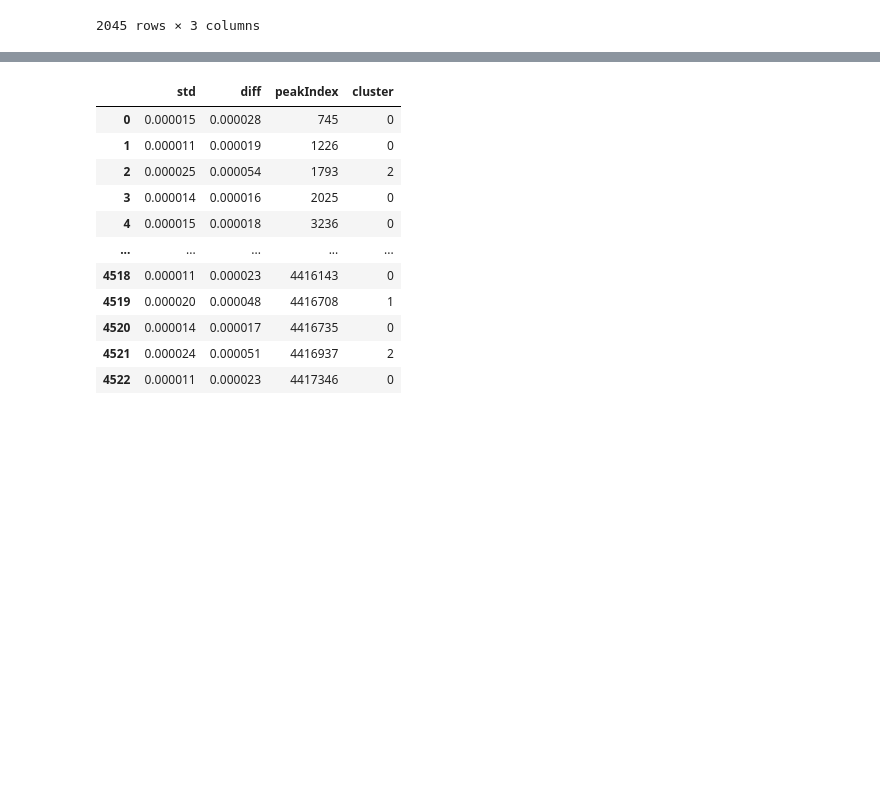
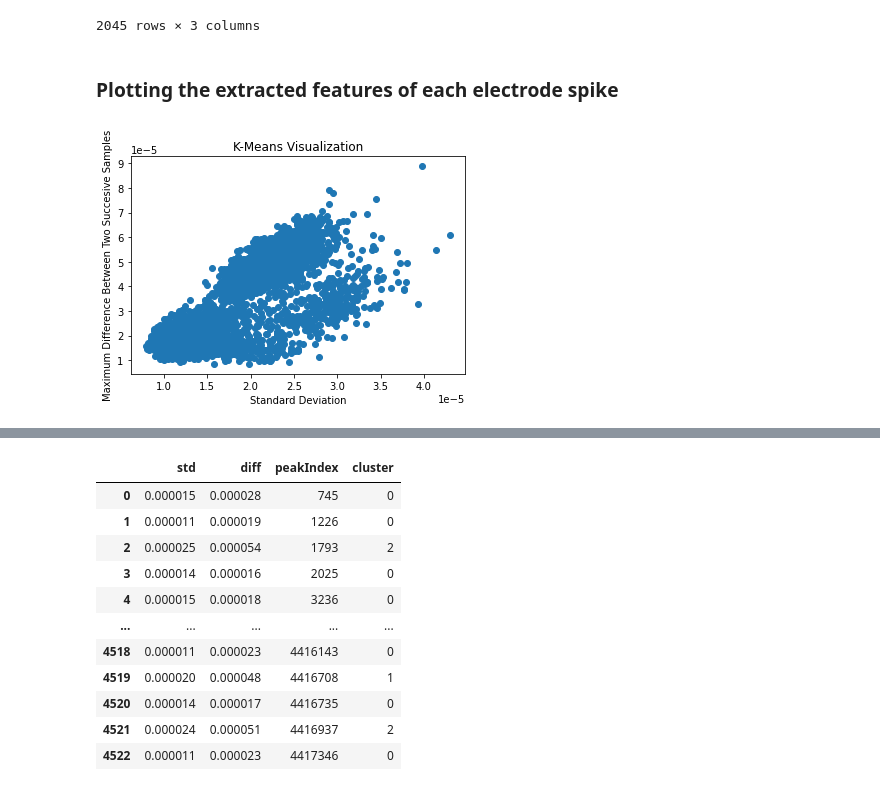
Before and after one commit to omarelwaliely/SpikeSorting, a Jupyter notebook: spikeSort.ipynb, the cells around one changed output, grey strips where cells are left out. Cells and saved outputs as stored; diff of their text form; code cells hidden in the pictures; blank space fills up the shorter version.

```diff
--- a/spikeSort.ipynb
+++ b/spikeSort.ipynb
@@ -103,3 +116,13 @@ features2
 | 2043 | 0.000011 | 0.000015 | 4413334 |
 | 2044 | 0.000014 | 0.000022 | 4414350 |
 2045 rows × 3 columns
+# %% [markdown]
+### Plotting the extracted features of each electrode spike
+# %%
+plt.scatter(features1['std'], features1['diff'])
+plt.xlabel('Standard Deviation')
+plt.ylabel('Maximum Difference Between Two Succesive Samples')
+plt.title('K-Means Visualization')
+plt.show()
+# %% [output]
+[figure, added]
```
Also changed, not shown: parts of 21 cells of this notebook.
